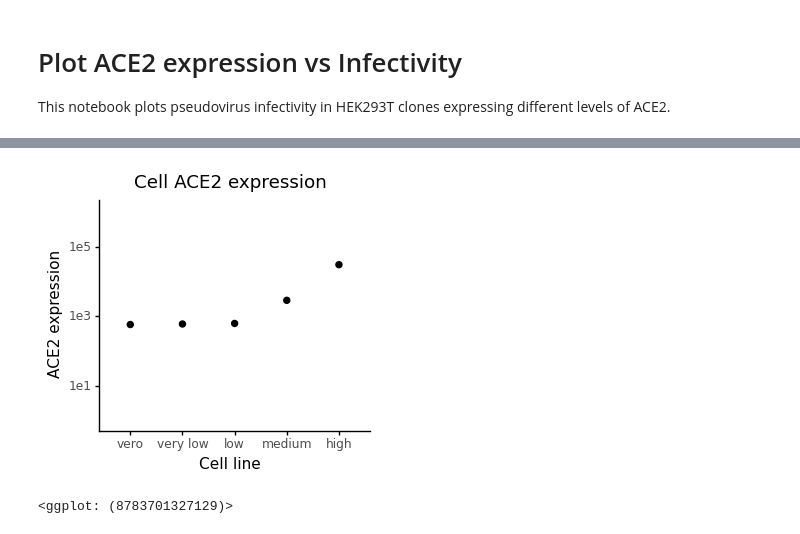
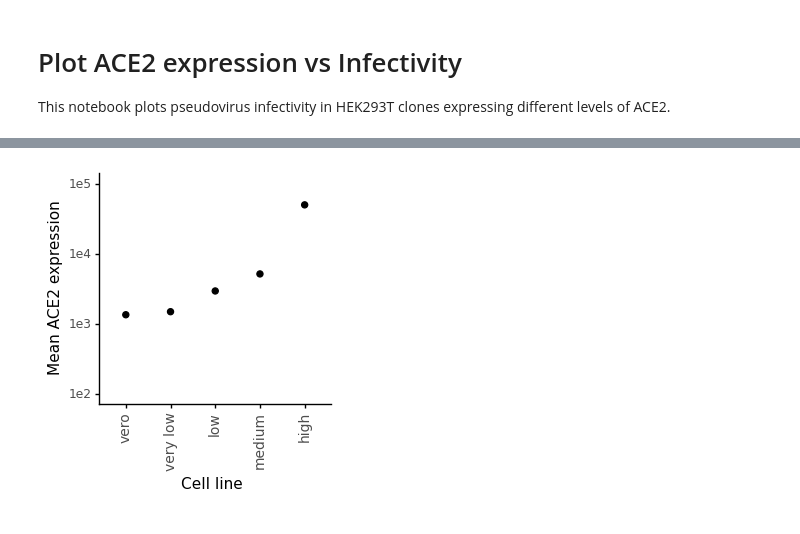
Before and after one commit to jbloomlab/Ace2_expression_neuts, a Jupyter notebook: ACE2_expression_vs_infectivity.ipynb, the cells around one changed output, grey strips where cells are left out. Saved outputs shown, nothing was run; the diff lists cells and outputs as text; code cells hidden in the pictures.

```diff
--- a/ACE2_expression_vs_infectivity.ipynb
+++ b/ACE2_expression_vs_infectivity.ipynb
@@ -91,17 +95,20 @@ df
 # %%
 #ACE2 expression plot for figure 1
-(
+ACE2_expression=(
     ggplot(df)+
-    aes(x="cells", y="MFI (mode)") +
+    aes(x="cells", y="MFI (mean)") +
     geom_point(size=2) +
     theme_classic()+
-    theme(figure_size=(3.5,3))+
+    theme(figure_size=(3,3),
+          axis_text_x=element_text(size=10, angle=90)
+          )+
     scale_y_log10(limits=[1,1.1e6])+
     xlab('Cell line') +
-    scale_y_log10(limits=[1,1.1e6]) +
-    labs(y ='ACE2 expression',
-        title ='Cell ACE2 expression')
+    scale_y_log10(limits=[1e2,1e5]) +
+    labs(y ='Mean ACE2 expression')
 )
+
+ACE2_expression.draw()
+ACE2_expression.save('ACE2_expression.pdf')
 # %% [output]
-[figure, old version]
+[figure, new version]
-<ggplot: (8783701327129)>
```
Also changed, not shown: parts of 5 cells of this notebook, 14 other files.
